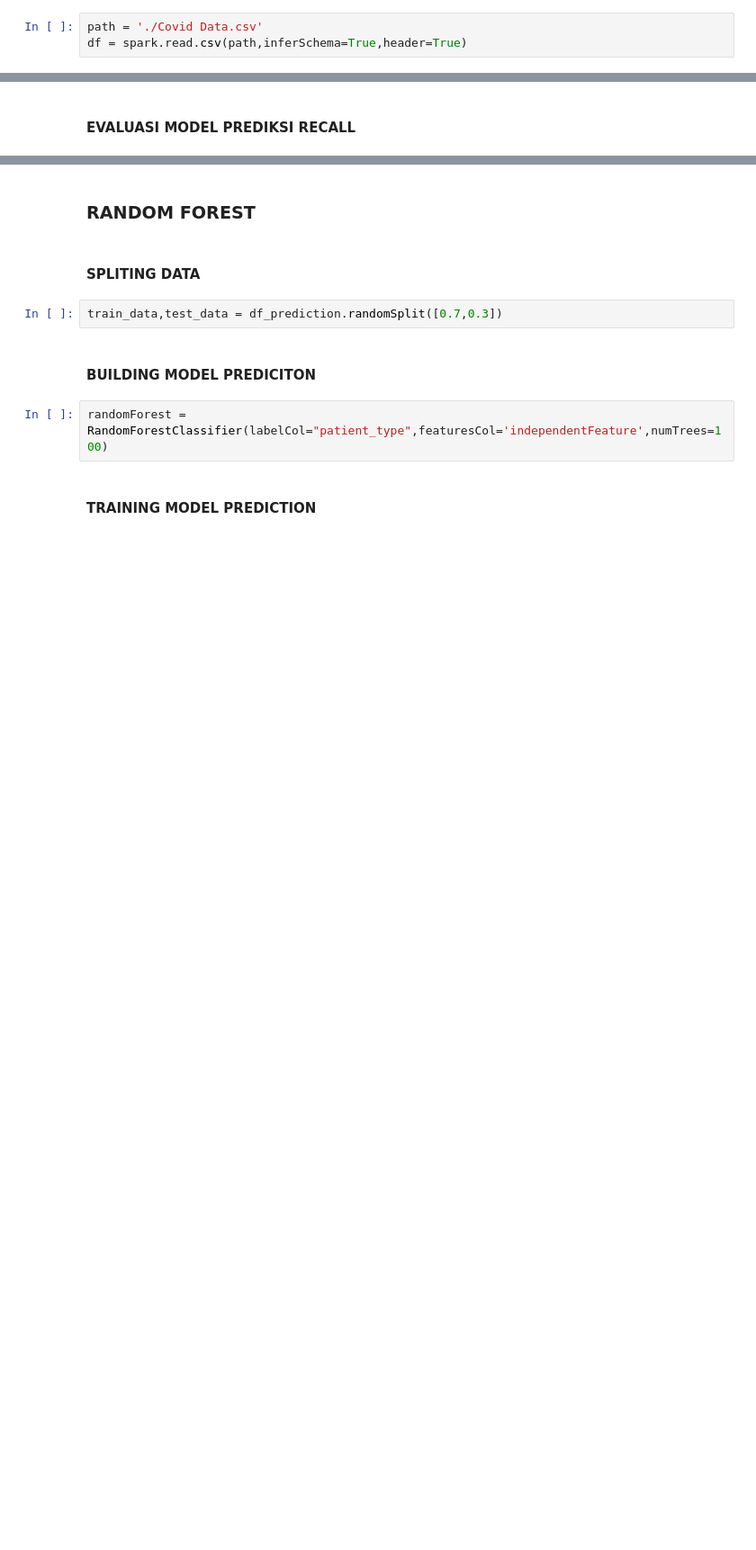
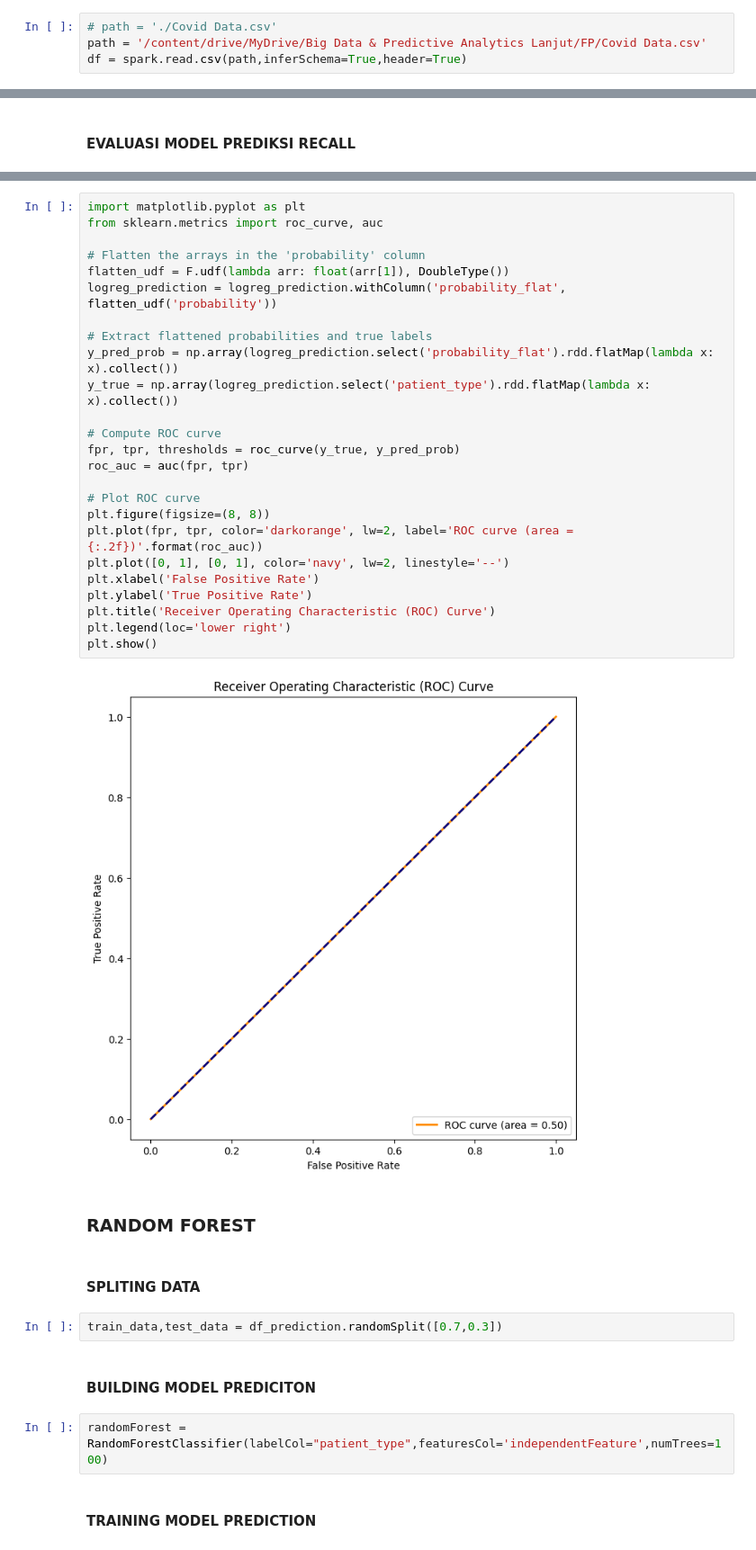
Before and after one commit to HaikalRFadhilahh/fp-bdpal, a Jupyter notebook: FINAL_PROJECT_BIG_DATA_PREDICTIVE_ANALYTICS_LANJUT.ipynb, the cells around one changed output, grey strips where cells are left out. Shown at 90% size. Drawn from its saved outputs; the diff is of its cells as text; blank space fills up the shorter version.

Commit message:
AUC ROC Graph

```diff
--- a/FINAL_PROJECT_BIG_DATA_PREDICTIVE_ANALYTICS_LANJUT.ipynb
+++ b/FINAL_PROJECT_BIG_DATA_PREDICTIVE_ANALYTICS_LANJUT.ipynb
@@ -43,7 +38,8 @@ To adjust logging level use sc.setLogLevel(newLevel). For SparkR, use setLogLeve
 # %% [markdown]
 <h2><b>IMPORT DATASET</b></h2>
 # %%
-path = './Covid Data.csv'
+# path = './Covid Data.csv'
+path = '/content/drive/MyDrive/Big Data & Predictive Analytics Lanjut/FP/Covid Data.csv'
 df = spark.read.csv(path,inferSchema=True,header=True)
 # %% [markdown]
 <h2><b>PREPARE DATASET</b></h2>
@@ -378,3 +400,30 @@ Nilai Evaluasi Presisi Model : 80.87% %
+# %%
+import matplotlib.pyplot as plt
+from sklearn.metrics import roc_curve, auc
+
+# Flatten the arrays in the 'probability' column
+flatten_udf = F.udf(lambda arr: float(arr[1]), DoubleType())
+logreg_prediction = logreg_prediction.withColumn('probability_flat', flatten_udf('probability'))
+
+# Extract flattened probabilities and true labels
+y_pred_prob = np.array(logreg_prediction.select('probability_flat').rdd.flatMap(lambda x: x).collect())
+y_true = np.array(logreg_prediction.select('patient_type').rdd.flatMap(lambda x: x).collect())
+
+# Compute ROC curve
+fpr, tpr, thresholds = roc_curve(y_true, y_pred_prob)
+roc_auc = auc(fpr, tpr)
+
+# Plot ROC curve
+plt.figure(figsize=(8, 8))
+plt.plot(fpr, tpr, color='darkorange', lw=2, label='ROC curve (area = {:.2f})'.format(roc_auc))
+plt.plot([0, 1], [0, 1], color='navy', lw=2, linestyle='--')
+plt.xlabel('False Positive Rate')
+plt.ylabel('True Positive Rate')
+plt.title('Receiver Operating Characteristic (ROC) Curve')
+plt.legend(loc='lower right')
+plt.show()
+# %% [output]
+[figure, added]
 # %% [markdown]
 <h3><b>RANDOM FOREST</b></h3>
 # %% [markdown]
```
Also changed, not shown: parts of 50 cells of this notebook.
